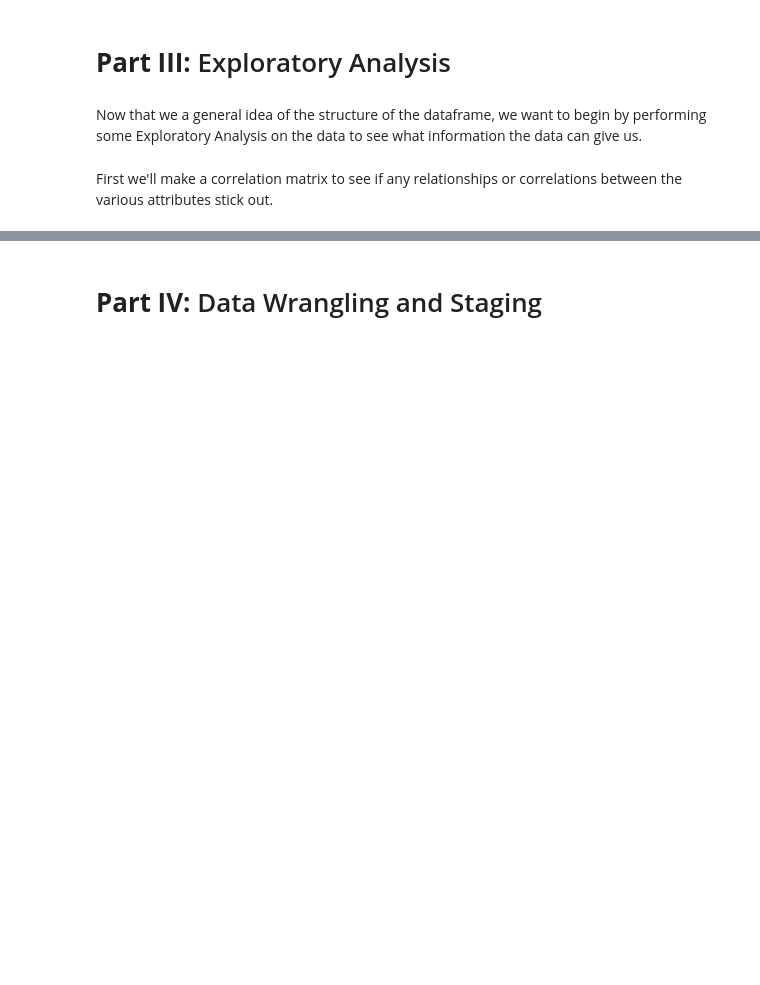
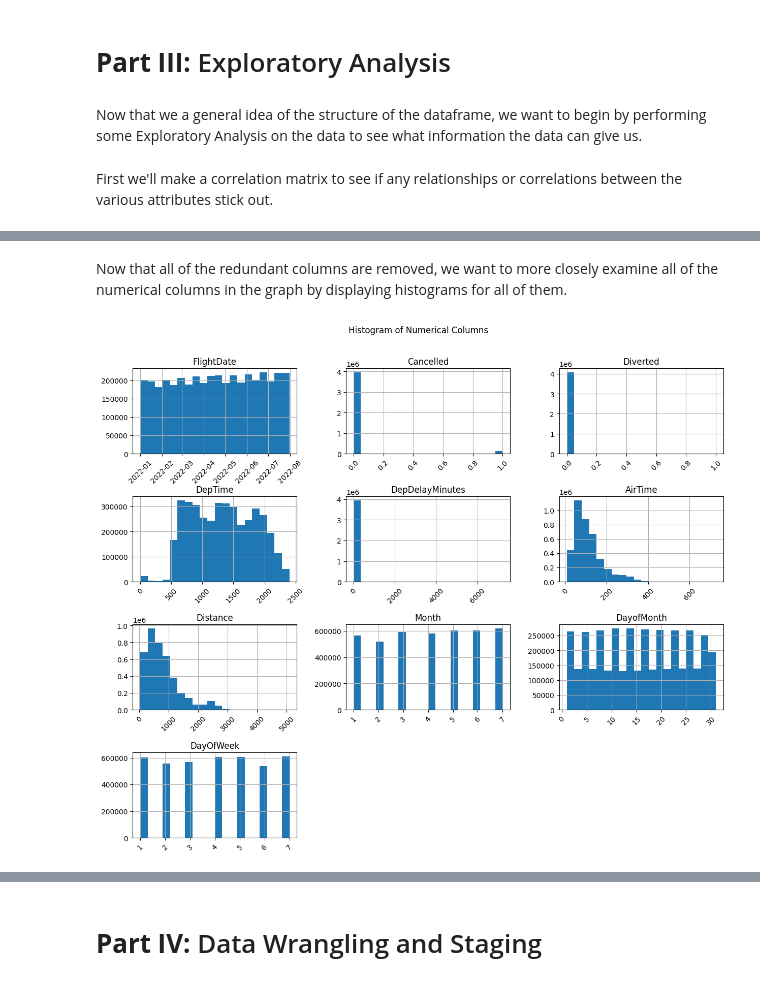
Before and after one commit to lukashchu/flightcancellations, a Jupyter notebook: cis5450fa23_final_project.ipynb, the cells around one changed output, grey strips where cells are left out. Cells and saved outputs as stored; diff of their text form; code cells hidden in the pictures; blank space fills up the shorter version.

```diff
--- a/cis5450fa23_final_project.ipynb
+++ b/cis5450fa23_final_project.ipynb
@@ -127,0 +131,2 @@ df['DayOfWeekName'] = df['DayOfWeek'].map(day_mapping)
+# %%
+df[['Cancelled', 'Diverted']] = df[['Cancelled', 'Diverted']].astype(int)
@@ -127,0 +141,4 @@ df['DayOfWeekName'] = df['DayOfWeek'].map(day_mapping)
+# %%
+# Because it is only 2022, we can drop the column 'Year'
+
+df = df.drop(columns=['Year'])
@@ -127,0 +147,11 @@ df['DayOfWeekName'] = df['DayOfWeek'].map(day_mapping)
+# %%
+dropping = ['CRSDepTime', 'DepDelay', 'CRSElapsedTime', 'ActualElapsedTime', 'Operated_or_Branded_Code_Share_Partners',
+                   'DOT_ID_Marketing_Airline', 'IATA_Code_Marketing_Airline', 'Flight_Number_Marketing_Airline',
+                   'DOT_ID_Operating_Airline', 'IATA_Code_Operating_Airline', 'OriginCityMarketID', 'OriginStateFips',
+                   'OriginWac', 'DestCityMarketID', 'DestStateFips', 'DestWac', 'DepDel15', 'DepartureDelayGroups',
+                   'DepTimeBlk', 'WheelsOff', 'WheelsOn', 'CRSArrTime', 'ArrDel15', 'ArrivalDelayGroups', 'ArrTimeBlk',
+                   'DistanceGroup', 'TaxiOut', 'TaxiIn', 'DivAirportLandings', 'DestAirportID', 'DestAirportSeqID',
+                   'OriginStateName', 'DestStateName', 'Marketing_Airline_Network', 'Tail_Number', 'OriginAirportSeqID',
+                   'OriginAirportID', 'ArrDelay', 'Flight_Number_Operating_Airline', 'Quarter', 'Operating_Airline']
+
+df = df.drop(columns=dropping)
@@ -143,5 +199,15 @@ plt.show()
+# %%
+# Drop columns related to arrival delay and arrival time
+df = df.drop(columns=['ArrTime', 'ArrDelayMinutes'])
+# %% [markdown]
+Now that all of the redundant columns are removed, we want to more closely examine all of the numerical columns in the graph by displaying histograms for all of them.
 # %%
 # Display histograms of numerical columns
 df.hist(figsize=(15, 12), bins=20)
-plt.suptitle("Histogram of Numerical Columns", y=0.92)
+for ax in plt.gcf().get_axes():
+    ax.tick_params(axis='x', rotation=45)
+plt.suptitle("Histogram of Numerical Columns", y=0.95)
+plt.subplots_adjust(hspace=0.5)
 plt.show()
+# %% [output]
+[figure, added]
```
Also changed, not shown: parts of 95 cells of this notebook, 1 other file.
